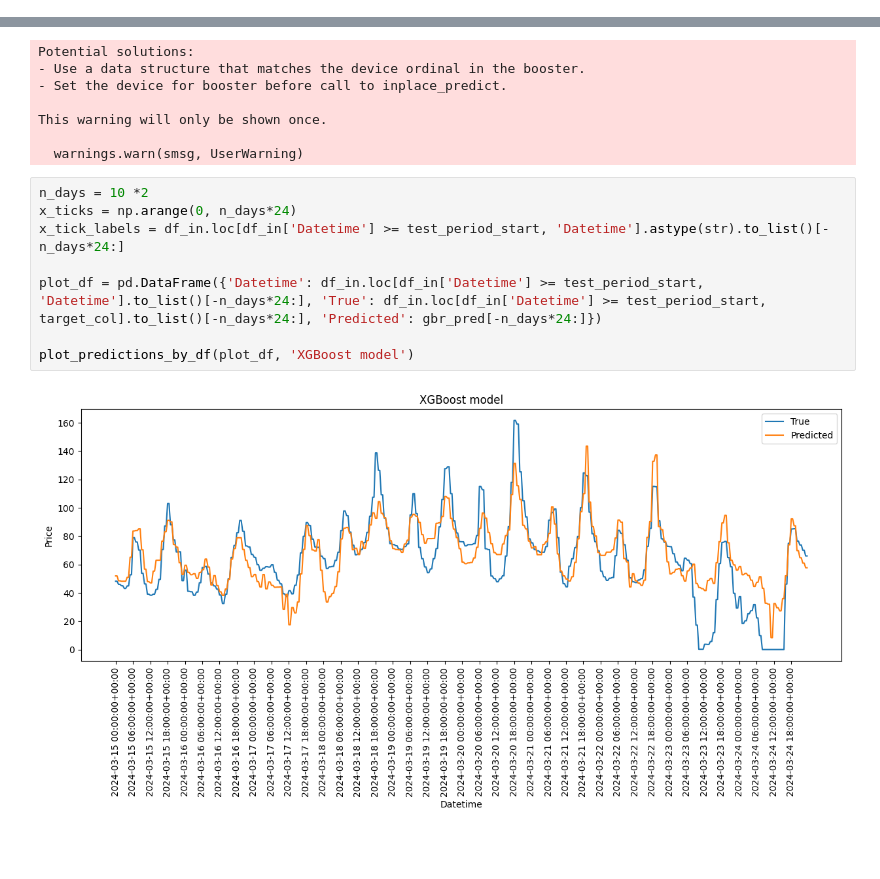
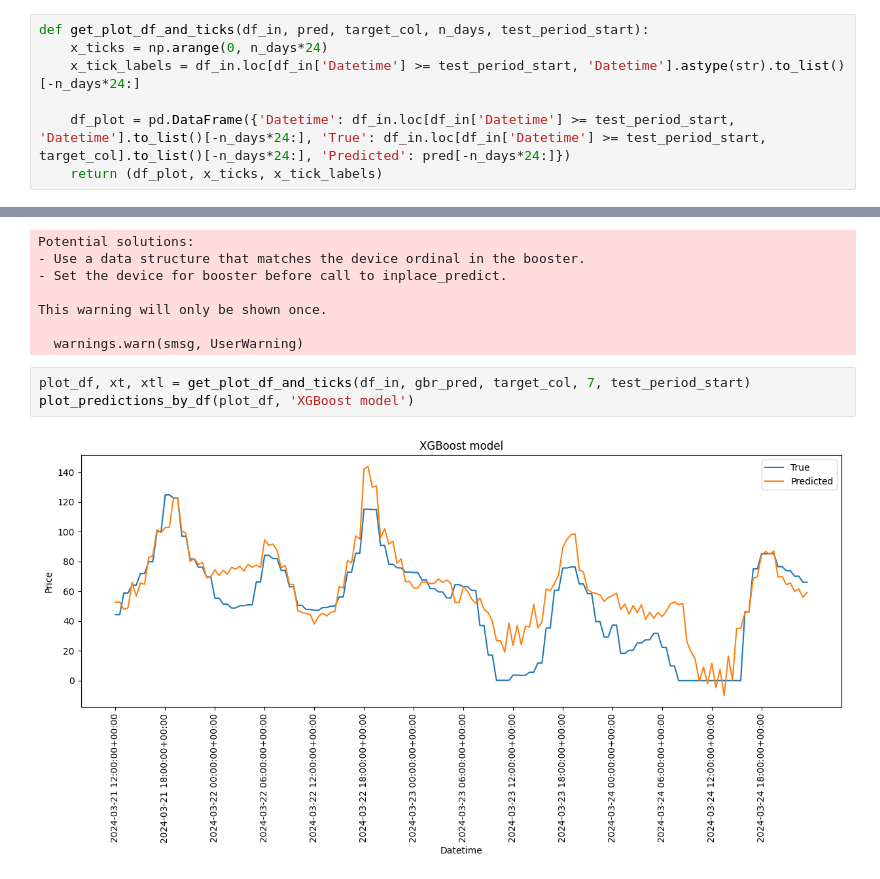
Before and after one commit to BotondProhaszka/msc_szakdolgozat, a Jupyter notebook: modeling.ipynb, the cells around one changed output, grey strips where cells are left out. Cells and saved outputs as stored; diff of their text form; blank space fills up the shorter version.

```diff
--- a/modeling.ipynb
+++ b/modeling.ipynb
@@ -178,6 +197,13 @@ def plot_two_importances_change(feature_importances, col_a, col_b):
 
     fig.legend()
     plt.title(f'Feature importances of {col_a} and {col_b}')
+# %%
+def get_plot_df_and_ticks(df_in, pred, target_col, n_days, test_period_start):
+    x_ticks = np.arange(0, n_days*24)
+    x_tick_labels = df_in.loc[df_in['Datetime'] >= test_period_start, 'Datetime'].astype(str).to_list()[-n_days*24:]
+
+    df_plot = pd.DataFrame({'Datetime': df_in.loc[df_in['Datetime'] >= test_period_start, 'Datetime'].to_list()[-n_days*24:], 'True': df_in.loc[df_in['Datetime'] >= test_period_start, target_col].to_list()[-n_days*24:], 'Predicted': pred[-n_days*24:]})
+    return (df_plot, x_ticks, x_tick_labels)
 # %% [markdown]
 # Framework
 
@@ -235,16 +263,11 @@ Potential solutions:
 This warning will only be shown once.
 
   warnings.warn(smsg, UserWarning)
-# %%
-n_days = 10 *2
-x_ticks = np.arange(0, n_days*24)
-x_tick_labels = df_in.loc[df_in['Datetime'] >= test_period_start, 'Datetime'].astype(str).to_list()[-n_days*24:]
-
-plot_df = pd.DataFrame({'Datetime': df_in.loc[df_in['Datetime'] >= test_period_start, 'Datetime'].to_list()[-n_days*24:], 'True': df_in.loc[df_in['Datetime'] >= test_period_start, target_col].to_list()[-n_days*24:], 'Predicted': gbr_pred[-n_days*24:]})
-
-plot_predictions_by_df(plot_df, 'XGBoost model')
-# %% [output]
-[figure, removed]
+# %%
+plot_df, xt, xtl = get_plot_df_and_ticks(df_in, gbr_pred, target_col, 7, test_period_start)
+plot_predictions_by_df(plot_df, 'XGBoost model')
+# %% [output]
+[figure, added]
 # %%
 plot_feature_importances(gbr_feature_importances[-1])
 # %% [output]
```
Also changed, not shown: parts of 12 cells of this notebook.
